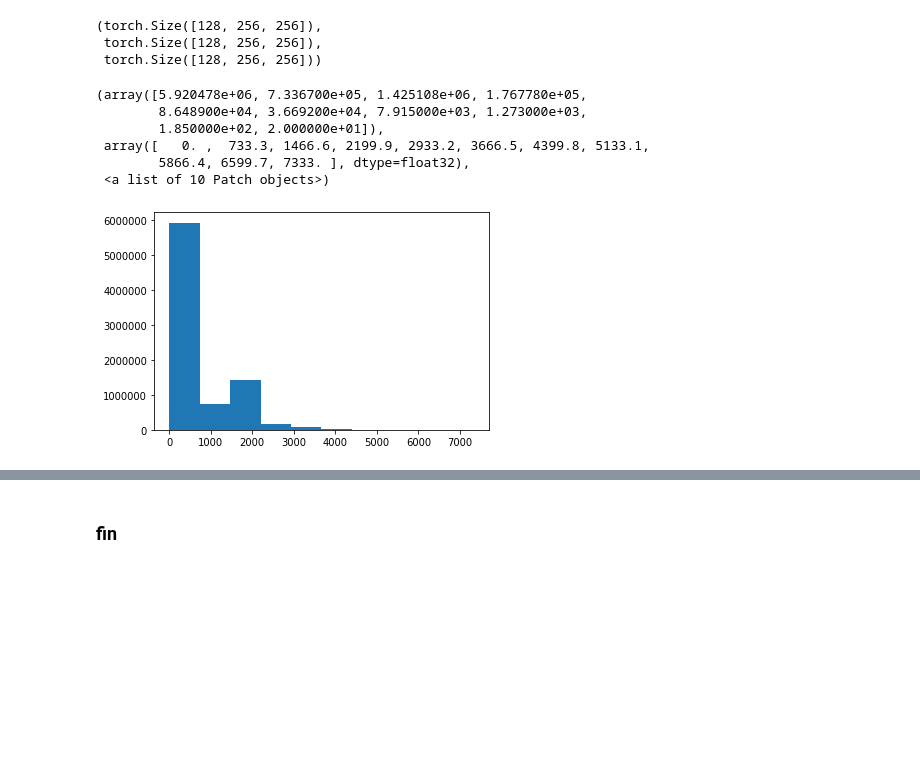
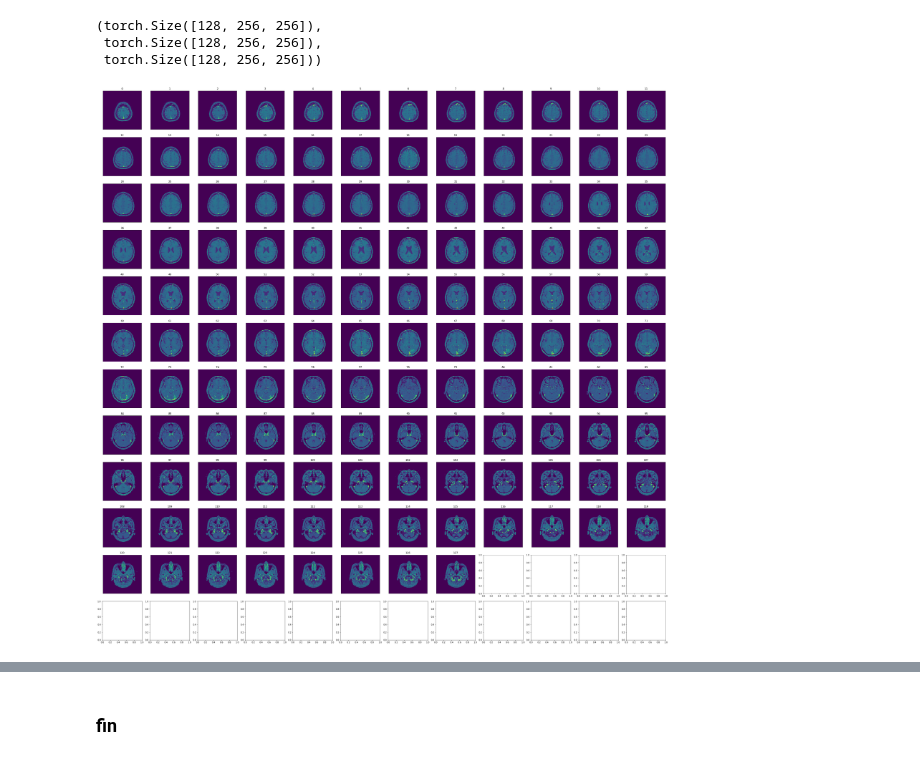
Before and after one commit to KeremTurgutlu/ventricle, a Jupyter notebook: dev/1a) dicom to tensor.ipynb, the cells around one changed output, grey strips where cells are left out. Drawn from its saved outputs; the diff is of its cells as text; code cells hidden in the pictures; blank space fills up the shorter version.

```diff
--- a/dev/1a) dicom to tensor.ipynb
+++ b/dev/1a) dicom to tensor.ipynb
@@ -61,6 +81,9 @@ DATA_PATH = Path("/home/turgutluk/data/ventricles_data/")
 #     all_dcm_files = get_files(PATH, extensions=['.dcm'])
 #     metadf = pd.DataFrame(parallel(_dcm2dict2, all_dcm_files))
 #     metadf.to_csv(DATA_PATH/f"{o}_META.csv", index=False)
+# %%
+# put directory path where you store them
+META_PATH = Path("/home/turgutluk/data/ventricles_data/csv_meta/")
 # %%
-csvs = get_files(DATA_PATH, extensions=[".csv"]); list(csvs)
+csvs = get_files(META_PATH, extensions=[".csv"]); list(csvs)
 # %% [output]
@@ -276,18 +325,19 @@ for o in files: list(torch.load(o).shape) == [128,256,256]
 import yaml
 with open(os.environ.get('YAML_DATA', '../data.yaml')) as f: io = yaml.load(f.read(), yaml.FullLoader)
 
+# define input and output paths
 input_paths = types.SimpleNamespace(
-    ATLAS_PATH=io['input']['ATLAS_PATH'],
-    MR_PATH=io['input']['MR_PATH'],
-    CT_PATH=io['input']['CT_PATH'],
-    MR_TEST2_PATH=io['input']['MR_TEST2_PATH'],
-    CT_TEST2_PATH=io['input']['CT_TEST2_PATH'],
+    ATLAS_PATH=data_config['input']['ATLAS_PATH'],
+    MR_PATH=data_config['input']['MR_PATH'],
+    CT_PATH=data_config['input']['CT_PATH'],
+    MR_TEST2_PATH=data_config['input']['MR_TEST2_PATH'],
+    CT_TEST2_PATH=data_config['input']['CT_TEST2_PATH'],
 )
 
 output_paths = types.SimpleNamespace(
-    ATLAS=io['output']['ATLAS'],
-    MR=io['output']['MR'],
-    CT=io['output']['CT'])
+    ATLAS=data_config['output']['ATLAS'],
+    MR=data_config['output']['MR'],
+    CT=data_config['output']['CT'])
 # %%
 #export
 from time import perf_counter
@@ -344,3 +392,5 @@ output_path = Path('/home/turgutluk/data/ventricles_data/ct')
+# %%
+output_path = Path(output_paths.MR)
 # %%
 images_and_masks = output_path.ls()
 # %%
@@ -372,17 +423,9 @@ voxel_image.shape, brain_voxel_mask.shape, ventricles_voxel_mask.shape
 (torch.Size([128, 256, 256]),
  torch.Size([128, 256, 256]),
  torch.Size([128, 256, 256]))
-# %%
-plt.hist(voxel_image.flatten())
-# %% [output]
-(array([5.920478e+06, 7.336700e+05, 1.425108e+06, 1.767780e+05,
-        8.648900e+04, 3.669200e+04, 7.915000e+03, 1.273000e+03,
-        1.850000e+02, 2.000000e+01]),
- array([   0. ,  733.3, 1466.6, 2199.9, 2933.2, 3666.5, 4399.8, 5133.1,
-        5866.4, 6599.7, 7333. ], dtype=float32),
- <a list of 10 Patch objects>)
-[figure, removed]
 # %%
-_plot_voxel(voxel_image[:, :, :])
+_plot_voxel(voxel_image)
+# %% [output]
+[figure, added]
 # %%
 _plot_voxel(brain_voxel_mask)
```
Also changed, not shown: parts of 41 cells of this notebook, 12 other files.
